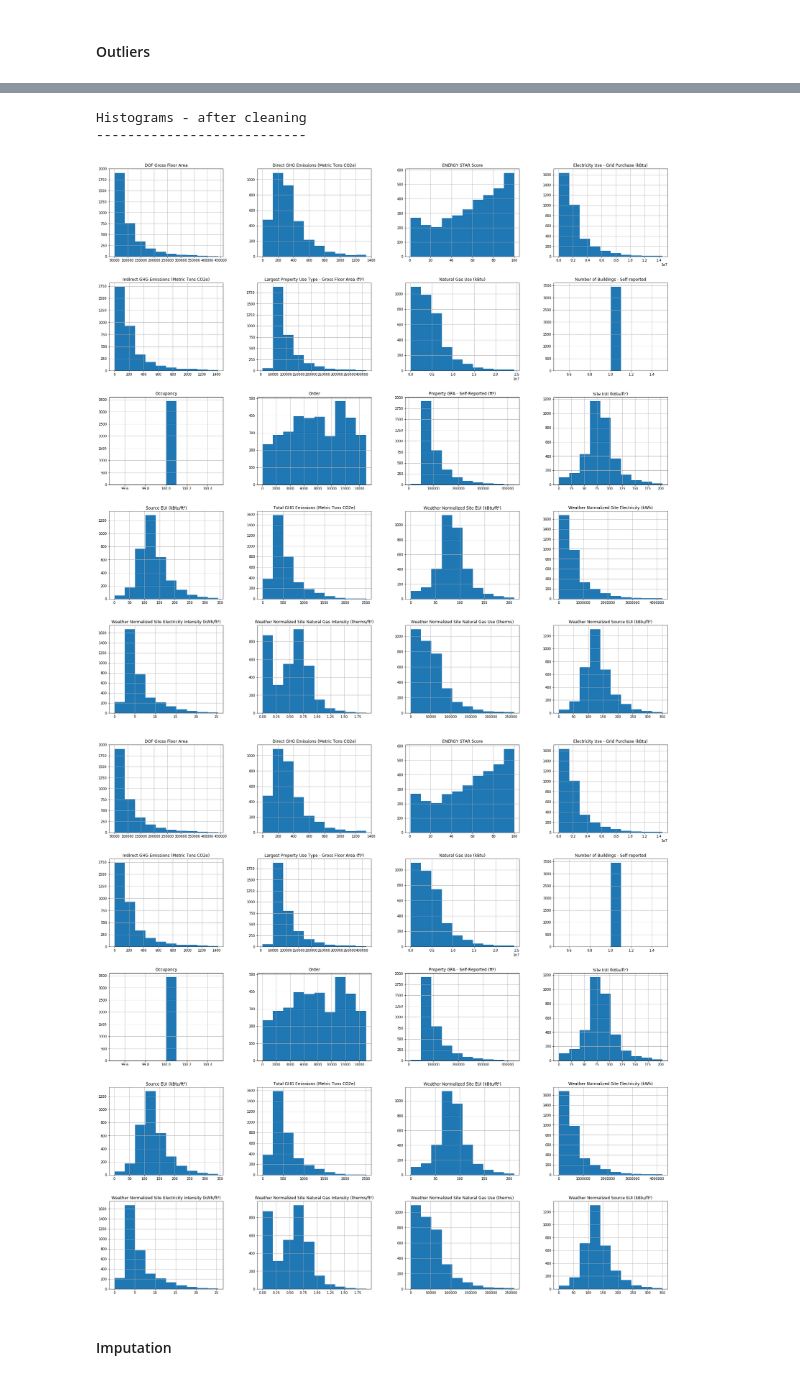
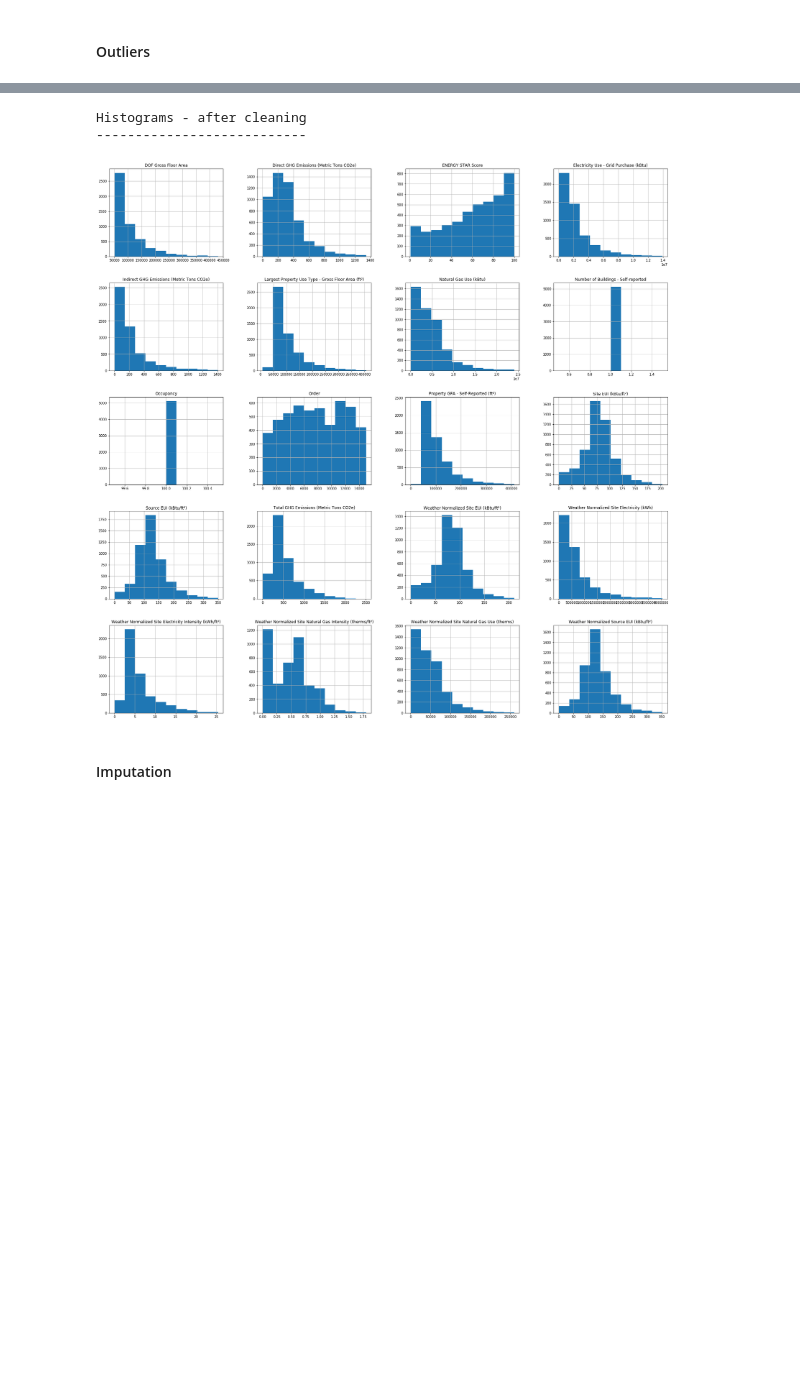
Before and after one commit to mikearango/introML-AnalyticsU, a Jupyter notebook: notebooks/sandbox.ipynb, the cells around one changed output, grey strips where cells are left out. Cells and saved outputs as stored; diff of their text form; code cells hidden in the pictures; blank space fills up the shorter version.

```diff
--- a/notebooks/sandbox.ipynb
+++ b/notebooks/sandbox.ipynb
@@ -381,8 +381,10 @@ def clean_outliers(df, lower_quantile=0.25, upper_quantile=0.75, lower_multiplie
 
     # Remove the outliers
     for col in lb.index:
-        df = df.loc[df[col] >= lb[col], :] # Remove lower-bound outliers
-        df = df.loc[df[col] <= ub[col], :] # Remove upper-bound outliers
+
+        # Keep NaNs
+        df = df.loc[(df[col] >= lb[col]) | df[col].isna(), :] # Remove lower-bound outliers
+        df = df.loc[(df[col] <= ub[col]) | df[col].isna(), :] # Remove upper-bound outliers
     return df
 # %%
 # Check the distributions of numeric columns before cleaning outliers
@@ -401,7 +403,6 @@ print()
 print('Histograms - after cleaning')
 print('---------------------------')
 hist = df_train.hist(figsize=(30, 30))
-hist = df_train.hist(figsize=(30, 30))
 plt.show()
 # %% [output]
 Histograms - before cleaning
@@ -410,6 +411,5 @@ Histograms - before cleaning
 Histograms - after cleaning
 ---------------------------
-[figure, old version]
+[figure, new version]
-[figure, removed]
 # %% [markdown]
 #### Imputation
```
Also changed, not shown: parts of 13 cells of this notebook.
